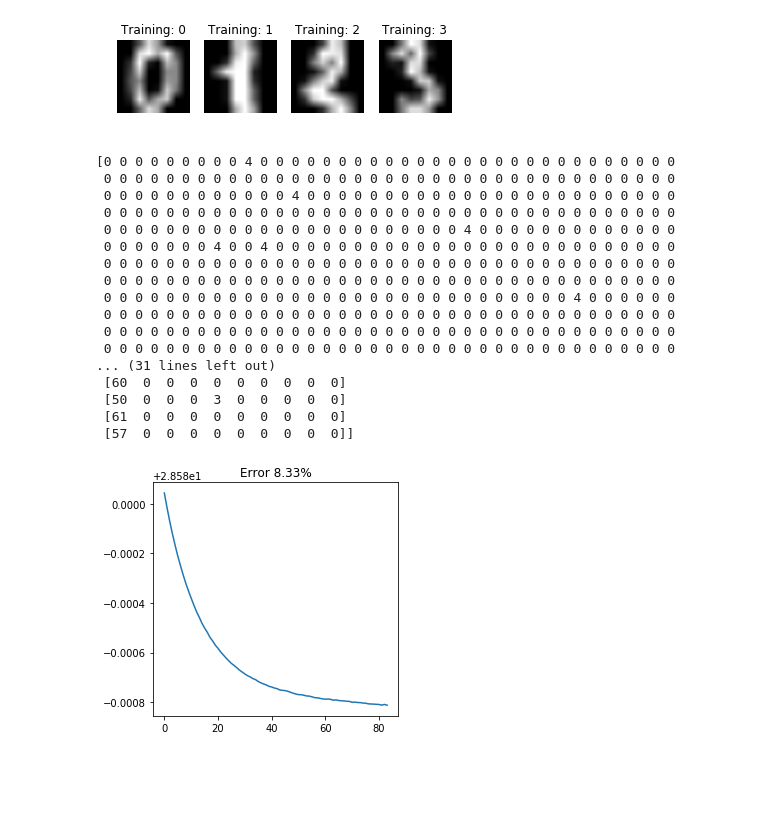
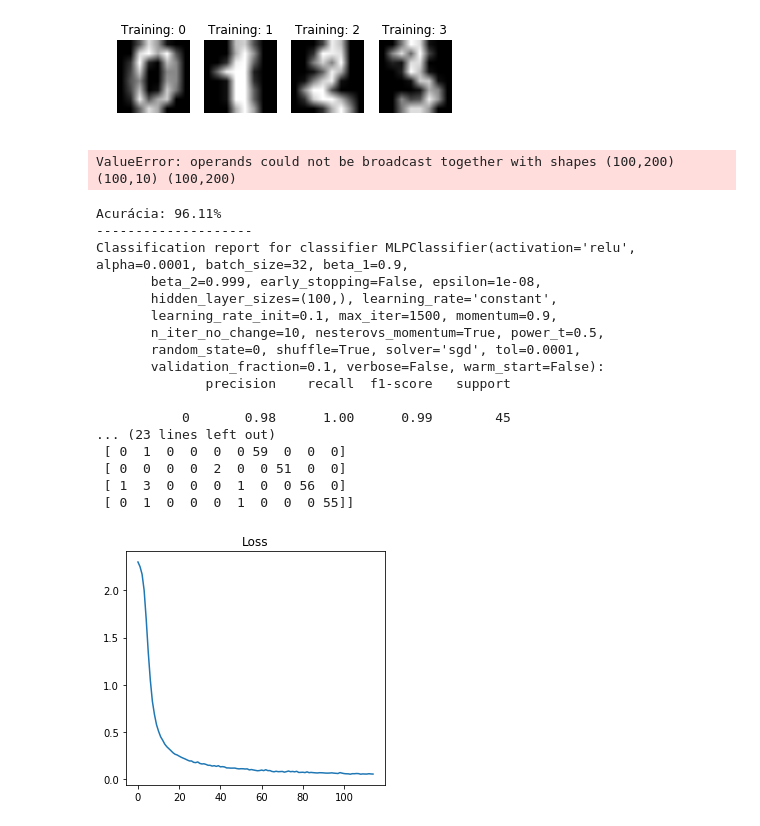
Before and after one commit to rdenadai/AI-Study-Notebooks, a Jupyter notebook: notebooks/NeuralNetwork_MNIST_VAL.ipynb, the cells around one changed output. Cells and saved outputs as stored; diff of their text form; code cells hidden in the pictures; blank space fills up the shorter version.

```diff
--- a/notebooks/NeuralNetwork_MNIST_VAL.ipynb
+++ b/notebooks/NeuralNetwork_MNIST_VAL.ipynb
@@ -41,20 +237,19 @@ Qtd Digits:  1797
 # %%
-from src.nn import Dense, NeuralNetwork
+# from src.nn import Dense, NeuralNetwork
 
 final_error = []
 better_acc = 0
 
 layers = (
-    Dense(inputs=64, outputs=64, activation='relu'),
-    Dense(inputs=64, outputs=16, activation='relu'),
-    Dense(inputs=16, outputs=10, activation='softmax'),
+    Dense(inputs=64, outputs=100, activation='relu'),
+    Dense(inputs=100, outputs=200, activation='relu'),
+    Dense(inputs=200, outputs=10, activation='softmax'),
 )
 
 md = NeuralNetwork(layers, X_train.copy(), y_train.copy(), loss='cross_entropy')
-error = md.train(epochs=7000, lr=1e-1)
+error = md.train(epochs=145, lr=1e-1)
 
 y_pred = md.predict(X_test.copy())
-print(y_pred)
 
 acc = np.round((np.sum(y_pred == y_test) / len(y_test)) * 100, 2)
 if acc > better_acc:
@@ -75,21 +270,49 @@ if len(final_error):
     plt.tight_layout()
     plt.show()
 # %% [output]
-[0 0 0 0 0 0 0 0 0 4 0 0 0 0 0 0 0 0 0 0 0 0 0 0 0 0 0 0 0 0 0 0 0 0 0 0 0
- 0 0 0 0 0 0 0 0 0 0 0 0 0 0 0 0 0 0 0 0 0 0 0 0 0 0 0 0 0 0 0 0 0 0 0 0 0
- 0 0 0 0 0 0 0 0 0 0 0 0 4 0 0 0 0 0 0 0 0 0 0 0 0 0 0 0 0 0 0 0 0 0 0 0 0
- 0 0 0 0 0 0 0 0 0 0 0 0 0 0 0 0 0 0 0 0 0 0 0 0 0 0 0 0 0 0 0 0 0 0 0 0 0
- 0 0 0 0 0 0 0 0 0 0 0 0 0 0 0 0 0 0 0 0 0 0 0 4 0 0 0 0 0 0 0 0 0 0 0 0 0
- 0 0 0 0 0 0 0 4 0 0 4 0 0 0 0 0 0 0 0 0 0 0 0 0 0 0 0 0 0 0 0 0 0 0 0 0 0
- 0 0 0 0 0 0 0 0 0 0 0 0 0 0 0 0 0 0 0 0 0 0 0 0 0 0 0 0 0 0 0 0 0 0 0 0 0
- 0 0 0 0 0 0 0 0 0 0 0 0 0 0 0 0 0 0 0 0 0 0 0 0 0 0 0 0 0 0 0 0 0 0 0 0 0
- 0 0 0 0 0 0 0 0 0 0 0 0 0 0 0 0 0 0 0 0 0 0 0 0 0 0 0 0 0 0 4 0 0 0 0 0 0
- 0 0 0 0 0 0 0 0 0 0 0 0 0 0 0 0 0 0 0 0 0 0 0 0 0 0 0 0 0 0 0 0 0 0 0 0 0
- 0 0 0 0 0 0 0 0 0 0 0 0 0 0 0 0 0 0 0 0 0 0 0 0 0 0 0 0 0 0 0 0 0 0 0 0 0
- 0 0 0 0 0 0 0 0 0 0 0 0 0 0 0 0 0 0 0 0 0 0 0 0 0 0 0 0 0 0 0 0 0 0 0 0 0
-... (31 lines left out)
- [60  0  0  0  0  0  0  0  0  0]
- [50  0  0  0  3  0  0  0  0  0]
- [61  0  0  0  0  0  0  0  0  0]
- [57  0  0  0  0  0  0  0  0  0]]
+ValueError: operands could not be broadcast together with shapes (100,200) (100,10) (100,200)
-[figure, removed]
+# %%
+classifier = MLPClassifier(
+    max_iter=1500,
+    solver='sgd',
+    batch_size=32,
+    shuffle=True,
+    learning_rate_init=1e-1,
+    random_state=0
+)
+classifier.fit(X_train, y_train)
+
+predicted = classifier.predict(X_test)
+
+print(f'Acurácia: {np.round(classifier.score(X_test, y_test) * 100, 2)}%')
+print('-' * 20)
+print("Classification report for classifier %s:\n%s\n"
+      % (classifier, classification_report(y_test, predicted)))
+print('-' * 20)
+print("Confusion matrix:\n%s" % confusion_matrix(y_test, predicted))
+
+plt.figure(figsize=(8, 4))
+plt.subplot(1, 2, 1)
+plt.title(f'Loss')
+plt.plot(range(classifier.n_iter_), classifier.loss_curve_)
+plt.tight_layout()
+plt.show()
+# %% [output]
+Acurácia: 96.11%
+--------------------
+Classification report for classifier MLPClassifier(activation='relu', alpha=0.0001, batch_size=32, beta_1=0.9,
+       beta_2=0.999, early_stopping=False, epsilon=1e-08,
+       hidden_layer_sizes=(100,), learning_rate='constant',
+       learning_rate_init=0.1, max_iter=1500, momentum=0.9,
+       n_iter_no_change=10, nesterovs_momentum=True, power_t=0.5,
+       random_state=0, shuffle=True, solver='sgd', tol=0.0001,
+       validation_fraction=0.1, verbose=False, warm_start=False):
+              precision    recall  f1-score   support
+
+           0       0.98      1.00      0.99        45
+... (23 lines left out)
+ [ 0  1  0  0  0  0 59  0  0  0]
+ [ 0  0  0  0  2  0  0 51  0  0]
+ [ 1  3  0  0  0  1  0  0 56  0]
+ [ 0  1  0  0  0  1  0  0  0 55]]
+[figure, added]
```
Also changed, not shown: parts of 1 cell of this notebook, 1 other file.
